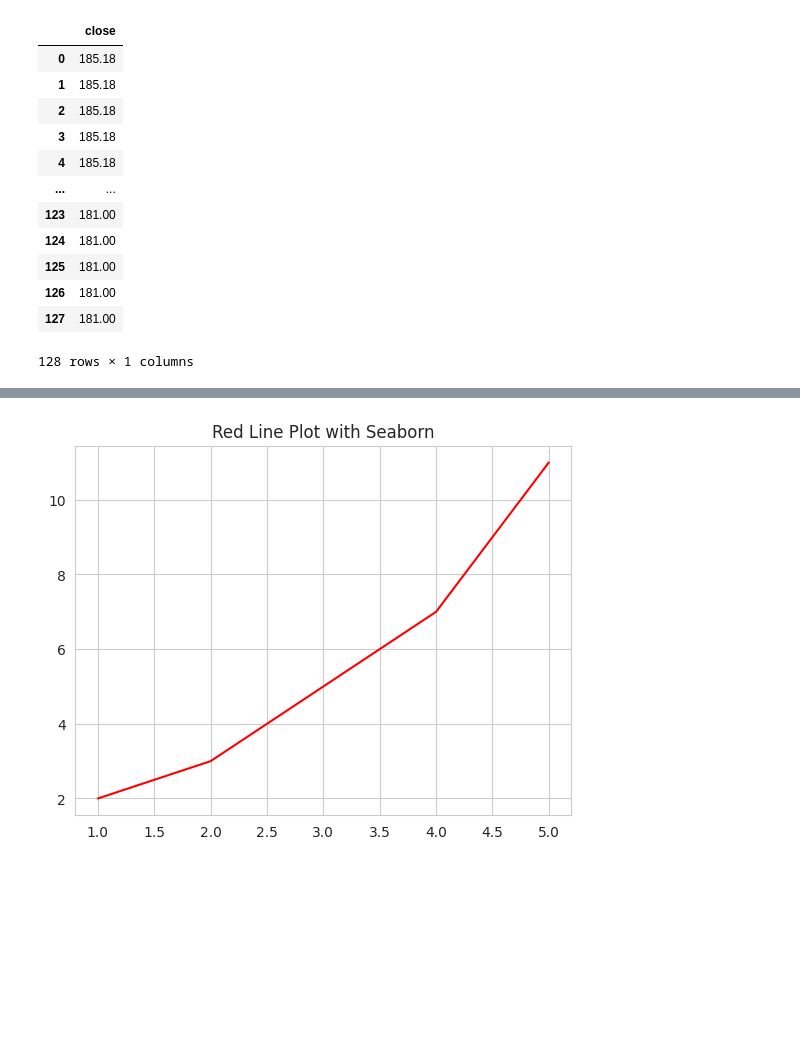
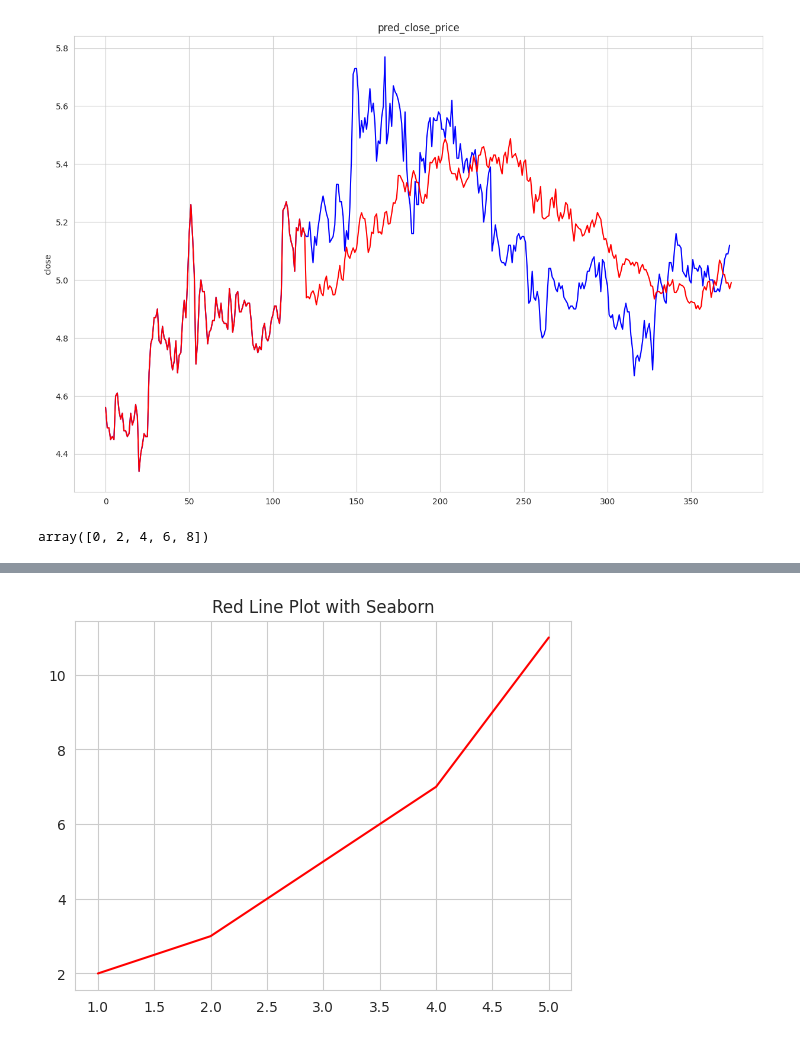
Before and after one commit to zhangmaosen/zms, a Jupyter notebook: notebooks/predict_result_analyse.ipynb, the cells around one changed output, grey strips where cells are left out. Saved outputs shown, nothing was run; the diff lists cells and outputs as text; code cells hidden in the pictures; blank space fills up the shorter version.

```diff
--- a/notebooks/predict_result_analyse.ipynb
+++ b/notebooks/predict_result_analyse.ipynb
@@ -1,5 +1,4 @@
 # %%
 import pandas as pd
-
-file = '/home/userroot/dev/zms/datasets/predict_output.csv'
-df = pd.read_csv(file, header=None)
+price_file = '/home/userroot/dev/zms/etl/index_300_align_day_test/sh601816.csv'
+price_df = pd.read_csv(price_file)
@@ -53,19 +16,62 @@ close_price
-# %%
-close_price[:(96+32)]
-# %% [output]
-|  | close |
-| 0 | 185.18 |
-| 1 | 185.18 |
-| 2 | 185.18 |
-| 3 | 185.18 |
-| 4 | 185.18 |
-| ... | ... |
-| 123 | 181.00 |
-| 124 | 181.00 |
-| 125 | 181.00 |
-| 126 | 181.00 |
-| 127 | 181.00 |
-128 rows × 1 columns
+# %%
+import pandas as pd
+import seaborn as sns
+import matplotlib.pyplot as plt
+import numpy as np
+
+sns.set_style("whitegrid")
+
+start_pos = 1
+seq_len = 120
+pred_len = 1
+rows = 2
+target_col = -6
+step = pred_len
+
+skip = 4
+origin = close_price
+#pred = pred_close_price
+#fig, axes = plt.subplots(nrows=rows, ncols=1, figsize=(15, 10))
+#plt.figure(figsize=(10, 5))
+fig, ax = plt.subplots(figsize=(15, 10))
+
+N_origin = origin.shape[0]
+N = t.shape[0]
+i_step = step
+pred_tensor = torch.tensor(t)
+indices = torch.arange(0, N, i_step).long()
+selected_tensor = torch.index_select(pred_tensor, dim=0, index=indices)
+selected_tensor = selected_tensor.reshape(-1, pred_tensor.shape[2])
+
+i = 0
+i = i*step
+df = pd.DataFrame(selected_tensor)
+pred_close_price = pd.DataFrame({'close' :df.iloc[:,target_col].values})
+pred_close_price = pd.concat([close_price[i:i+seq_len], pred_close_price],ignore_index=True)
+
+#pred_close_price = pd.concat([pred_close_price, tail],ignore_index=True)
+sns.lineplot(data=origin, x=range(origin.shape[0]) , y='close', color = 'blue', ax=ax)
+sns.lineplot(data=pred_close_price,  x=range(pred_close_price.shape[0]) , y='close', color = 'red',ax=ax)
+# step_v = pred_len  # 每隔个单位
+# x_ticks = np.arange(seq_len, N_origin, step_v)
+# for tick in x_ticks:
+#     ax.vlines(tick, 4, 6, colors='r', linestyles='--')  # 垂直线颜色为红色，虚线样式
+
+
+
+# Adding title
+plt.title('pred_close_price')
+
+# Display the plot
+plt.show()
+# %% [output]
+[figure, added]
+# %%
+import numpy as np
+N = 2
+np.arange(0, 10, N)
+# %% [output]
+array([0, 2, 4, 6, 8])
 # %%
 import pandas as pd
 import seaborn as sns
```
Also changed, not shown: parts of 12 cells of this notebook, 10 other files.
